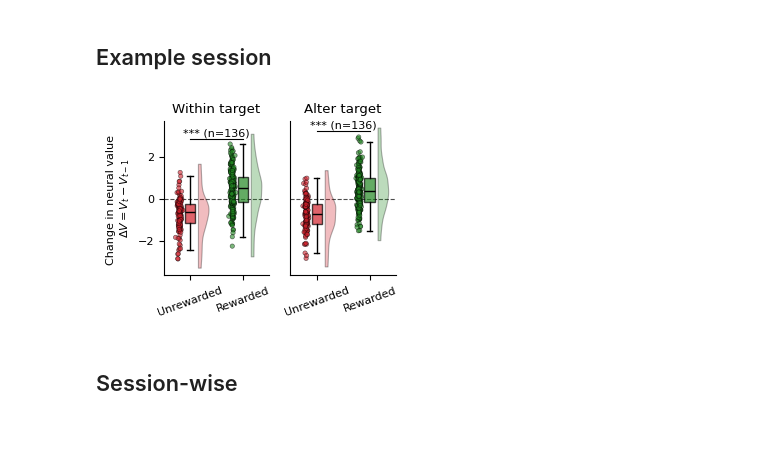
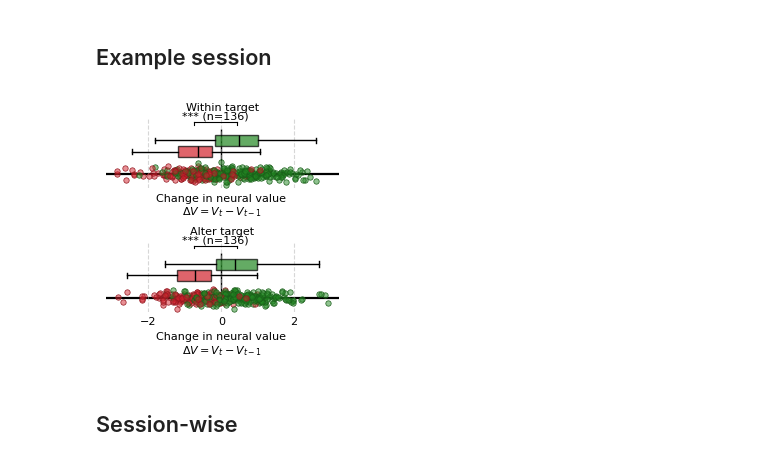
Before and after one commit to ungzs1/popy_05, a Jupyter notebook: notebooks/population_decoding/neural_value_across_target_all_results.ipynb, the cells around one changed output. Saved outputs shown, nothing was run; the diff lists cells and outputs as text; code cells hidden in the pictures; blank space fills up the shorter version.

```diff
--- a/notebooks/population_decoding/neural_value_across_target_all_results.ipynb
+++ b/notebooks/population_decoding/neural_value_across_target_all_results.ipynb
@@ -360,30 +1001,29 @@ res
 # %%
 results_df_temp = res[(res['session'] == '210322') & (res['subregion'] == 'MCC')]
 
 # Create the figure
-fig, axs = plt.subplots(1, 2, figsize=(3, 2), sharey=True)
+fig, axs = plt.subplots(2, 1, figsize=(3, 2.5), sharex=True, gridspec_kw={'height_ratios': [1, 1], 'hspace': .8})
 
 # Create the plots
 palette = {'0': 'tab:red', '1': 'tab:green'}
 
 # Within target plot
-create_r_style_plot(axs[0],
+RL_vs_forage_single_sess_horizontal(axs[0],
                    results_df_temp.loc[results_df_temp['type'] == 'within'],
-                   'feedback', 'dV_neural', 'Within target')
+                   'feedback', 'dV_neural', paper_format=True)
+axs[0].set_title('Within target', fontsize=8)
 
 # Alter target plot
-create_r_style_plot(axs[1],
+RL_vs_forage_single_sess_horizontal(axs[1],
                    results_df_temp.loc[results_df_temp['type'] == 'alter'],
-                   'feedback', 'dV_neural', 'Alter target')
-axs[1].yaxis.set_visible(False)
-#plt.tight_layout()
-#plt.suptitle(f'{results_df_temp["monkey"].unique()[0]} {results_df_temp["subregion"].unique()[0]} {results_df_temp["session"].unique()[0]}', y=1.05)
+                   'feedback', 'dV_neural', paper_format=True)
+axs[1].set_title('Alter target', fontsize=8)
 
 # save svg
 fig.savefig(os.path.join(PATH, 'notebooks', 'population_decoding', 'figs', 'rl_vs_forage', 'single_session_ka_21322_mcc.svg'),
             bbox_inches='tight', dpi=300, transparent=True)
 # %% [output]
-[figure, old version]
+[figure, new version]
 # %% [markdown]
 ## Session-wise
 # %%
```
Also changed, not shown: parts of 7 cells of this notebook, 13 other files.
